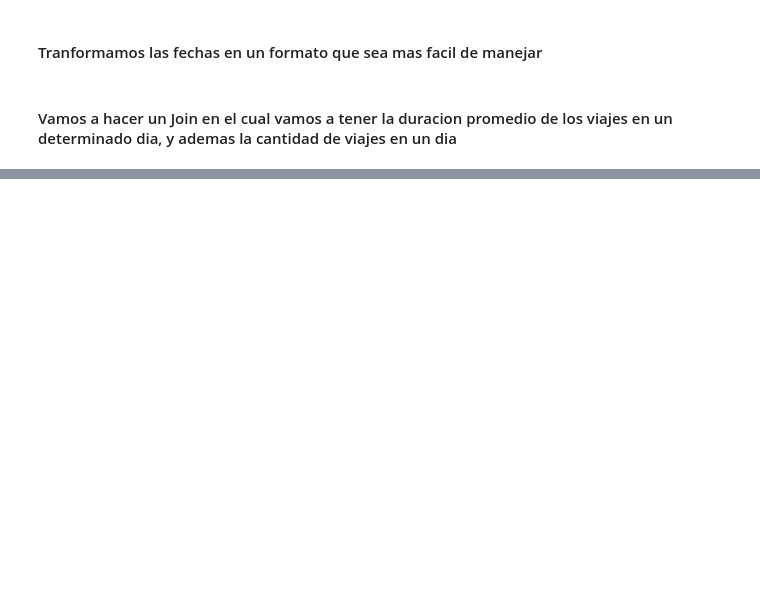
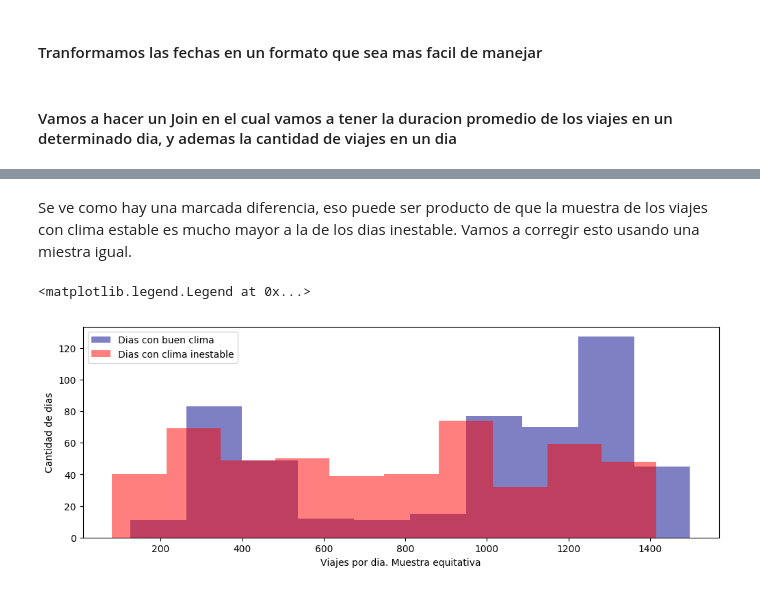
Before and after one commit to pabloernesto/sfBikes, a Jupyter notebook: tripsAndWeather.ipynb, the cells around one changed output, grey strips where cells are left out. Saved outputs shown, nothing was run; the diff lists cells and outputs as text; code cells hidden in the pictures; blank space fills up the shorter version.

```diff
--- a/tripsAndWeather.ipynb
+++ b/tripsAndWeather.ipynb
@@ -205,0 +90,11 @@ weather.plot?
+# %% [markdown]
+Se ve como hay una marcada diferencia, eso puede ser producto de que la muestra de los viajes con clima estable es mucho mayor a la de los dias inestable. Vamos a corregir esto usando una miestra igual.
+# %%
+plt.hist(x=dataMerge[dataMerge['events'] == 'Normal']['tripsByDay'].sample(500),color='darkblue',alpha=0.5)
+plt.hist(x=dataMerge[dataMerge['events'] != 'Normal']['tripsByDay'].sample(500),color='red',alpha=0.5)
+plt.xlabel('Viajes por dia. Muestra equitativa')
+plt.ylabel('Cantidad de dias')
+plt.legend(['Dias con buen clima','Dias con clima inestable'])
+# %% [output]
+<matplotlib.legend.Legend at 0x...>
+[figure, added]
```
Also changed, not shown: parts of 61 cells of this notebook, 2 other files.
